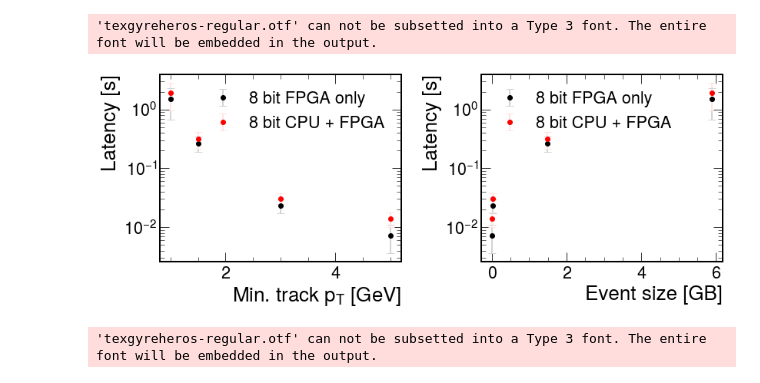
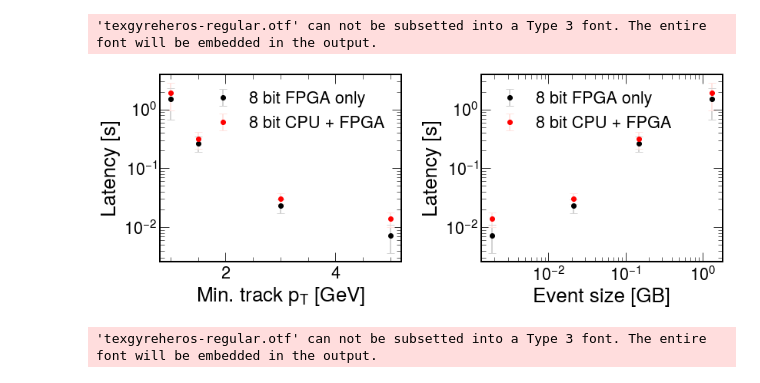
Before and after one commit to a-heintz/interaction-network-fpga-opencl, a Jupyter notebook: cl_gnn_in_gemm/results/plots_report.ipynb, the cells around one changed output. Saved outputs shown, nothing was run; the diff lists cells and outputs as text; code cells hidden in the pictures.

```diff
--- a/cl_gnn_in_gemm/results/plots_report.ipynb
+++ b/cl_gnn_in_gemm/results/plots_report.ipynb
@@ -300,36 +301,36 @@ plt.legend()
 plt.yscale('log')
 #plt.title('Runtime scalability according to Pt cut')
 
 
-pt_sizes = [353 / 60, 149 / 100, 2.1 / 100, 0.184 / 100] #1, 1.5, 3, 5
+pt_sizes = [353 / 267, 149 / 1000, 2.1 / 100, 0.184 / 100] #1, 1.5, 3, 5
 #plt.figure(figsize=(5,5))
 
 plt.subplot(1,2,2)
 
 pts = pt_sizes#np.array(list(bits['{}_avg_fpga'.format(bit)].keys())).astype('float32')
 vals = np.array(list(bits['{}_avg_fpga'.format(bit)].values())).astype('float32') / 1e6
 err_vals = np.sqrt(np.array(list(bits['{}_var_fpga'.format(bit)].values())).astype('float32')) / 1e6
 plt.errorbar(pts, vals, yerr=err_vals, fmt='o', color='black',
              ecolor='lightgray', elinewidth=2, capsize=5, label = '{} bit FPGA only'.format(bit))
 
 pts = pt_sizes#pts = np.array(list(bits['{}_avg_total'.format(bit)].keys())).astype('float32')
 vals = np.array(list(bits['{}_avg_total'.format(bit)].values())).astype('float32') / 1e6
 err_vals = np.sqrt(np.array(list(bits['{}_var_total'.format(bit)].values())).astype('float32')) / 1e6
 plt.errorbar(pts, vals, yerr=err_vals, fmt='o', color='r',
              ecolor='mistyrose', elinewidth=2, capsize=5, label = '{} bit CPU + FPGA'.format(bit))
 
 plt.xlabel('Event size [GB]')
 plt.ylabel('Latency [s]')
 plt.legend(loc='upper left')
 plt.yscale('log')
-#plt.xscale('log')
+plt.xscale('log')
 #plt.title('Runtime scalability according to event graph size')
 plt.tight_layout()
 plt.savefig('scalability_study.pdf')
 plt.show()
 # %% [output]
 'texgyreheros-regular.otf' can not be subsetted into a Type 3 font. The entire font will be embedded in the output.
-[figure, old version]
+[figure, new version]
 # %%
 # plot # of nodes vs execution times, 8 bits >> # nodes corresponds to pt cut
 # plot # of segments vs execution times, 8 bits >> # segments corresponds to pt cut
```
Also changed, not shown: parts of 5 cells of this notebook.
